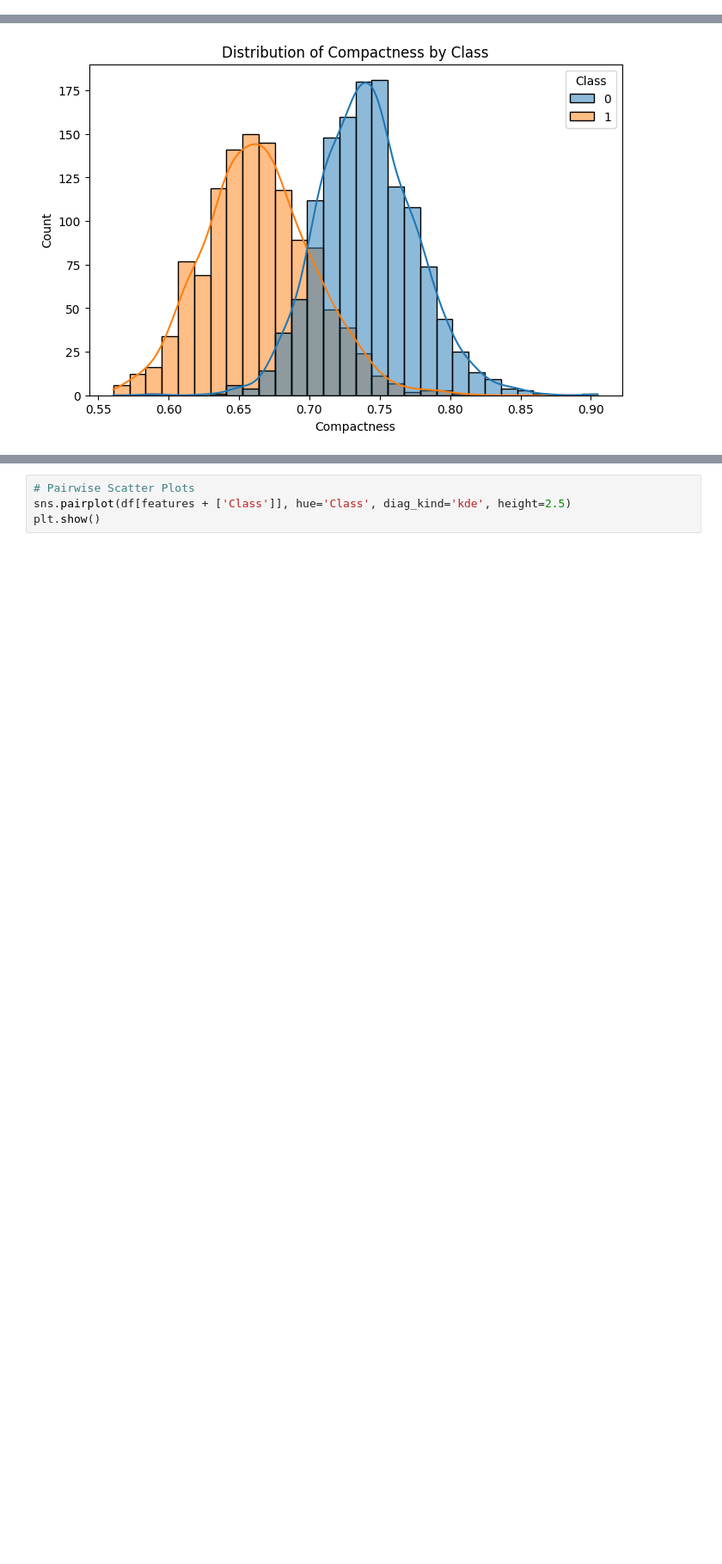
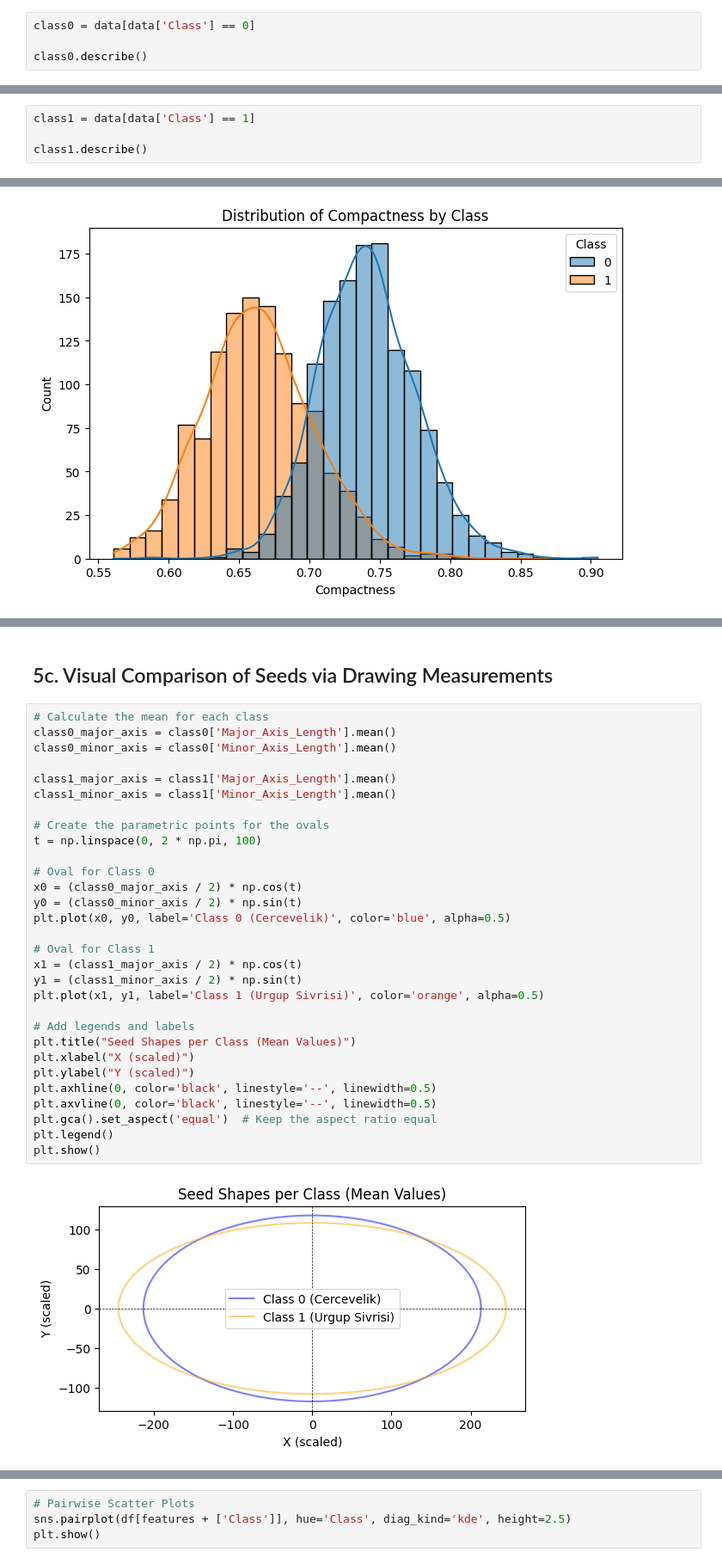
Before and after one commit to xLelouch03/STINTSY-MCO, a Jupyter notebook: main.ipynb, the cells around one changed output, grey strips where cells are left out. Shown at 86% size. Saved outputs shown, nothing was run; the diff lists cells and outputs as text; blank space fills up the shorter version.

Commit message:
feat: added new EDA section + added descriptions to last 2 PCA plots

```diff
--- a/main.ipynb
+++ b/main.ipynb
@@ -192,0 +214,4 @@ Therefore, along with size and shape, compactness may help in effectively classi
+# %%
+class0 = data[data['Class'] == 0]
+
+class0.describe()
@@ -192,0 +228,4 @@ Therefore, along with size and shape, compactness may help in effectively classi
+# %%
+class1 = data[data['Class'] == 1]
+
+class1.describe()
@@ -246 +303,35 @@ There is some overlap, but generally, the two classes show distinct peaks, sugge
+# %% [markdown]
+## 5c. Visual Comparison of Seeds via Drawing Measurements
+# %%
+# Calculate the mean for each class
+class0_major_axis = class0['Major_Axis_Length'].mean()
+class0_minor_axis = class0['Minor_Axis_Length'].mean()
+
+class1_major_axis = class1['Major_Axis_Length'].mean()
+class1_minor_axis = class1['Minor_Axis_Length'].mean()
+
+# Create the parametric points for the ovals
+t = np.linspace(0, 2 * np.pi, 100)
+
+# Oval for Class 0
+x0 = (class0_major_axis / 2) * np.cos(t)
+y0 = (class0_minor_axis / 2) * np.sin(t)
+plt.plot(x0, y0, label='Class 0 (Cercevelik)', color='blue', alpha=0.5)
+
+# Oval for Class 1
+x1 = (class1_major_axis / 2) * np.cos(t)
+y1 = (class1_minor_axis / 2) * np.sin(t)
+plt.plot(x1, y1, label='Class 1 (Urgup Sivrisi)', color='orange', alpha=0.5)
+
+# Add legends and labels
+plt.title("Seed Shapes per Class (Mean Values)")
+plt.xlabel("X (scaled)")
+plt.ylabel("Y (scaled)")
+plt.axhline(0, color='black', linestyle='--', linewidth=0.5)
+plt.axvline(0, color='black', linestyle='--', linewidth=0.5)
+plt.gca().set_aspect('equal')  # Keep the aspect ratio equal
+plt.legend()
+plt.show()
+# %% [output]
+[figure, added]
 # %% [markdown]
```
Also changed, not shown: parts of 32 cells of this notebook.
